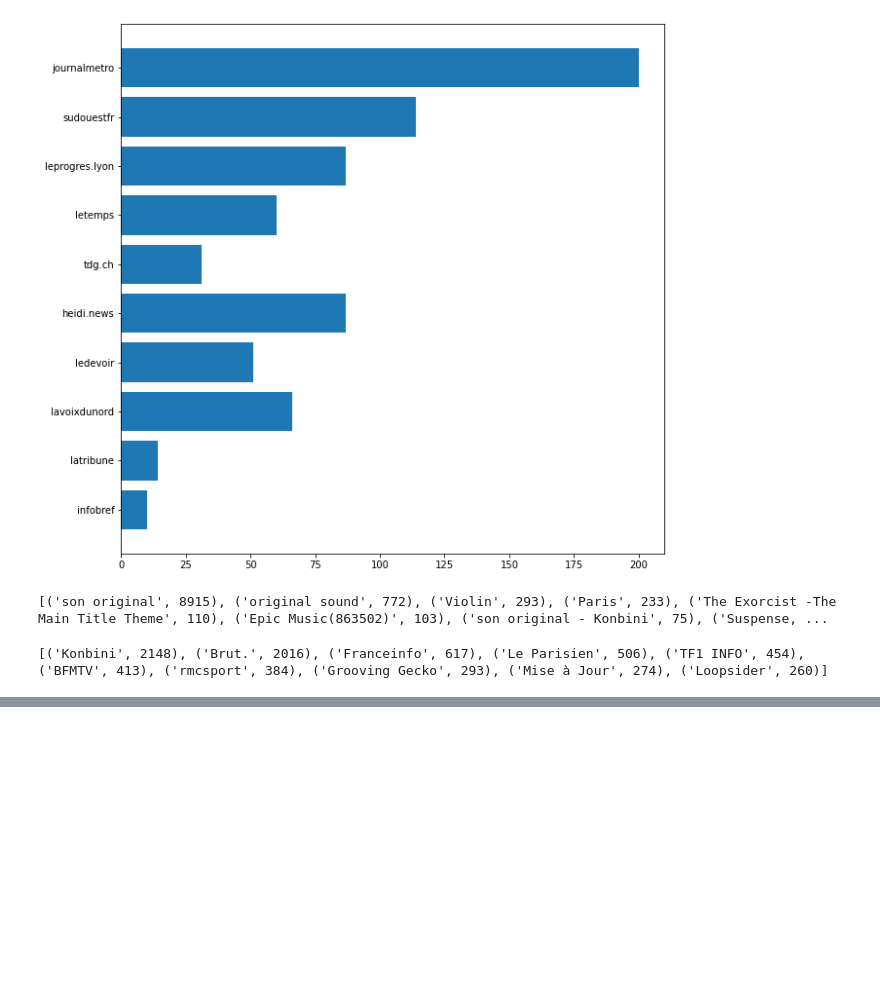
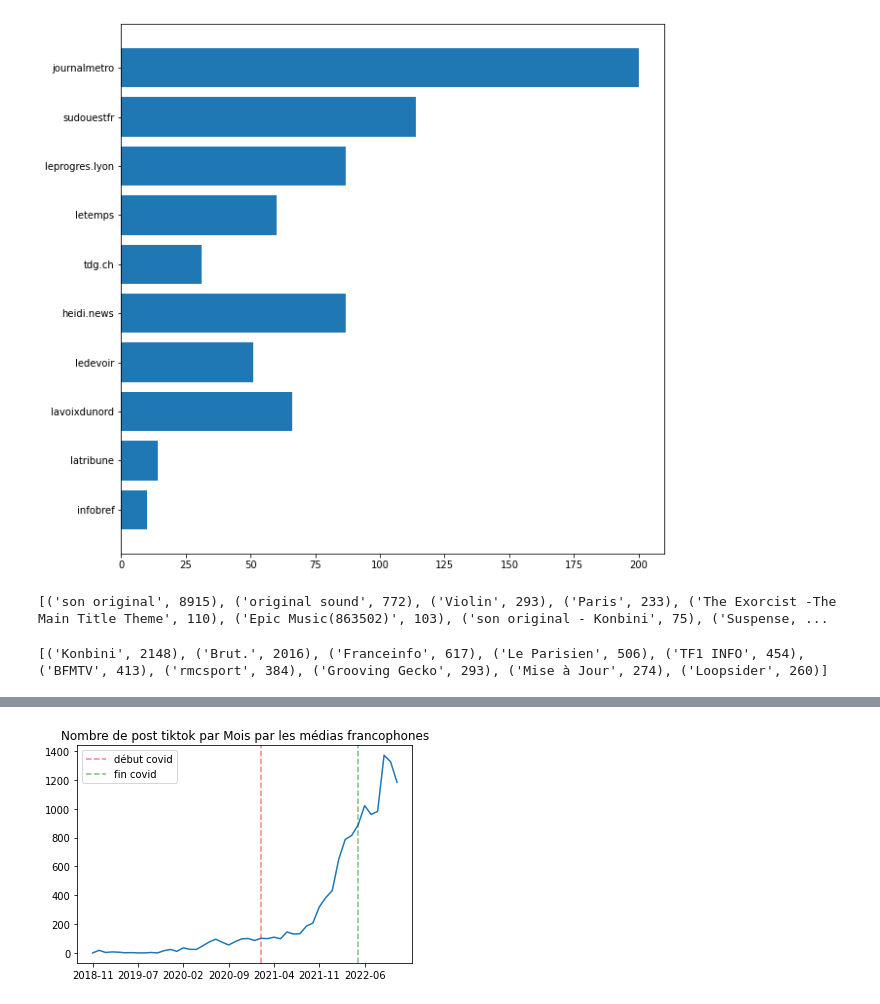
Before and after one commit to savoiepe/projet_dataviz, a Jupyter notebook: Exploration_Données.ipynb, the cells around one changed output, grey strips where cells are left out. Saved outputs shown, nothing was run; the diff lists cells and outputs as text; code cells hidden in the pictures; blank space fills up the shorter version.

```diff
--- a/Exploration_Données.ipynb
+++ b/Exploration_Données.ipynb
@@ -236,0 +358,9 @@ print(ordered_zipped[::-1][:10])
+# %%
+def date_change(x):
+    return x.strftime('%Y-%m')
+
+data_date = data
+# data_date['date'] = data_date['date'].apply(date_change)
+# data_date = data_date[data_date['compte'] == 'hugodecrypte']
+data_date = pd.DataFrame(data_date.groupby([data_date['date']], as_index=False).agg({'nbPartages':'size'}))
+data_date
@@ -236,0 +385,10 @@ print(ordered_zipped[::-1][:10])
+# %%
+plt.plot(data_date['date'], data_date['nbPartages'], linestyle='solid')
+plt.xticks(range(0,47,7))
+plt.title('Nombre de post tiktok par Mois par les médias francophones')
+plt.axvline(x = '2021-02', color = 'r', alpha = 0.5, linestyle='--', label = 'début covid')
+plt.axvline(x = '2022-05', color = 'g', alpha = 0.5, linestyle='--', label = 'fin covid')
+plt.legend()
+plt.show()
+# %% [output]
+[figure, added]
```
Also changed, not shown: parts of 20 cells of this notebook, 3 other files.
